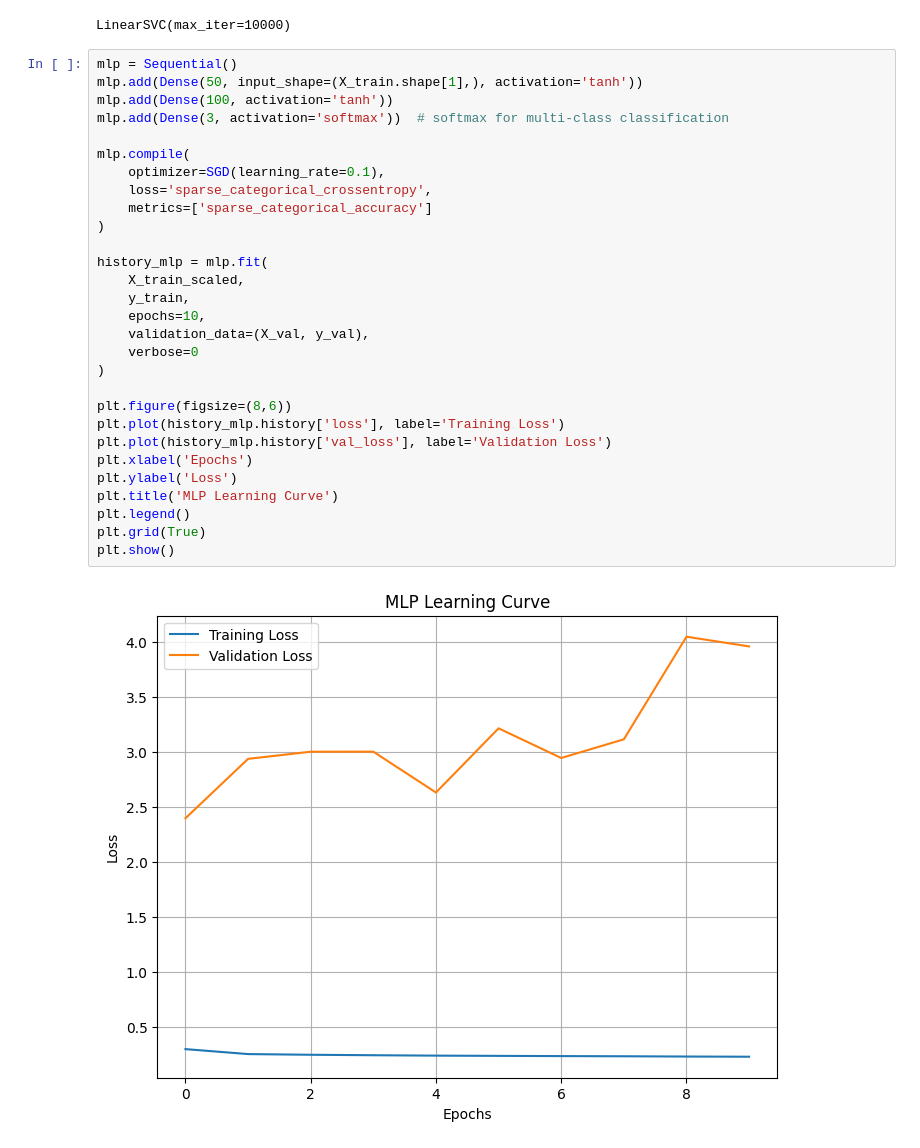
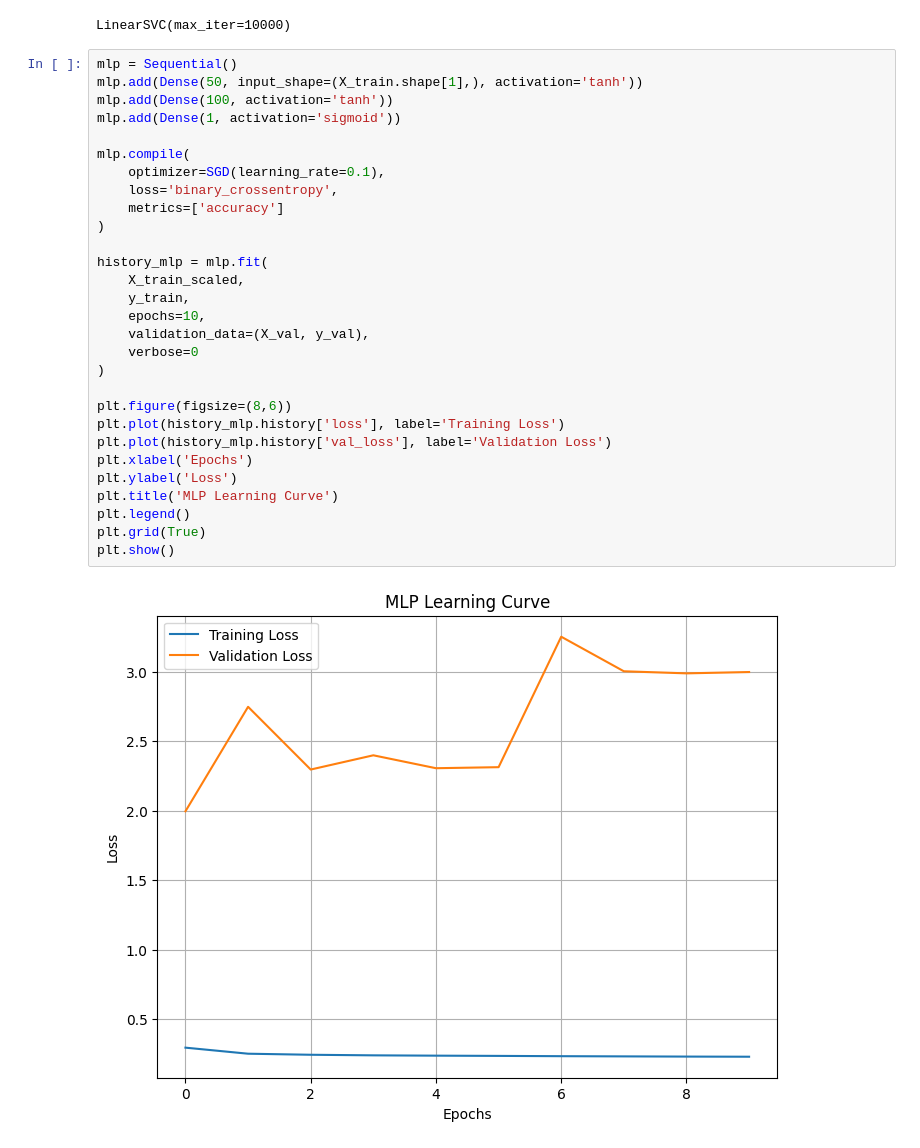
Before and after one commit to jcheu227/ds3000-g17, a Jupyter notebook: main.ipynb, the cells around one changed output. Cells and saved outputs as stored; diff of their text form.

```diff
--- a/main.ipynb
+++ b/main.ipynb
@@ -83,31 +85,31 @@ LinearSVC(max_iter=10000)
 # %%
 mlp = Sequential()
 mlp.add(Dense(50, input_shape=(X_train.shape[1],), activation='tanh'))
 mlp.add(Dense(100, activation='tanh'))
-mlp.add(Dense(3, activation='softmax'))  # softmax for multi-class classification
+mlp.add(Dense(1, activation='sigmoid'))
 
 mlp.compile(
     optimizer=SGD(learning_rate=0.1),
-    loss='sparse_categorical_crossentropy',
-    metrics=['sparse_categorical_accuracy']
+    loss='binary_crossentropy',
+    metrics=['accuracy']
 )
 
 history_mlp = mlp.fit(
     X_train_scaled,
     y_train,
     epochs=10,
     validation_data=(X_val, y_val),
     verbose=0
 )
 
 plt.figure(figsize=(8,6))
 plt.plot(history_mlp.history['loss'], label='Training Loss')
 plt.plot(history_mlp.history['val_loss'], label='Validation Loss')
 plt.xlabel('Epochs')
 plt.ylabel('Loss')
 plt.title('MLP Learning Curve')
 plt.legend()
 plt.grid(True)
 plt.show()
 # %% [output]
-[figure, old version]
+[figure, new version]
```
Also changed, not shown: parts of 3 cells of this notebook.
